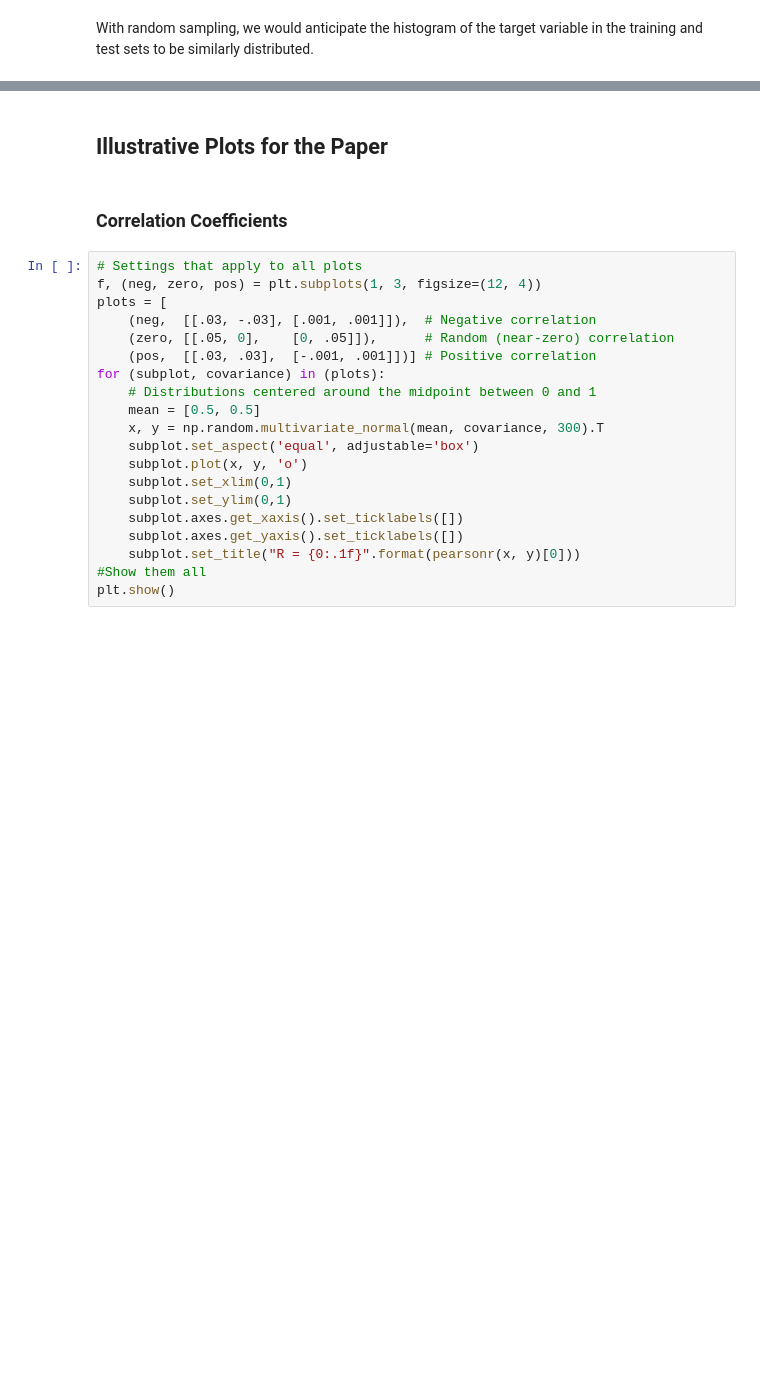
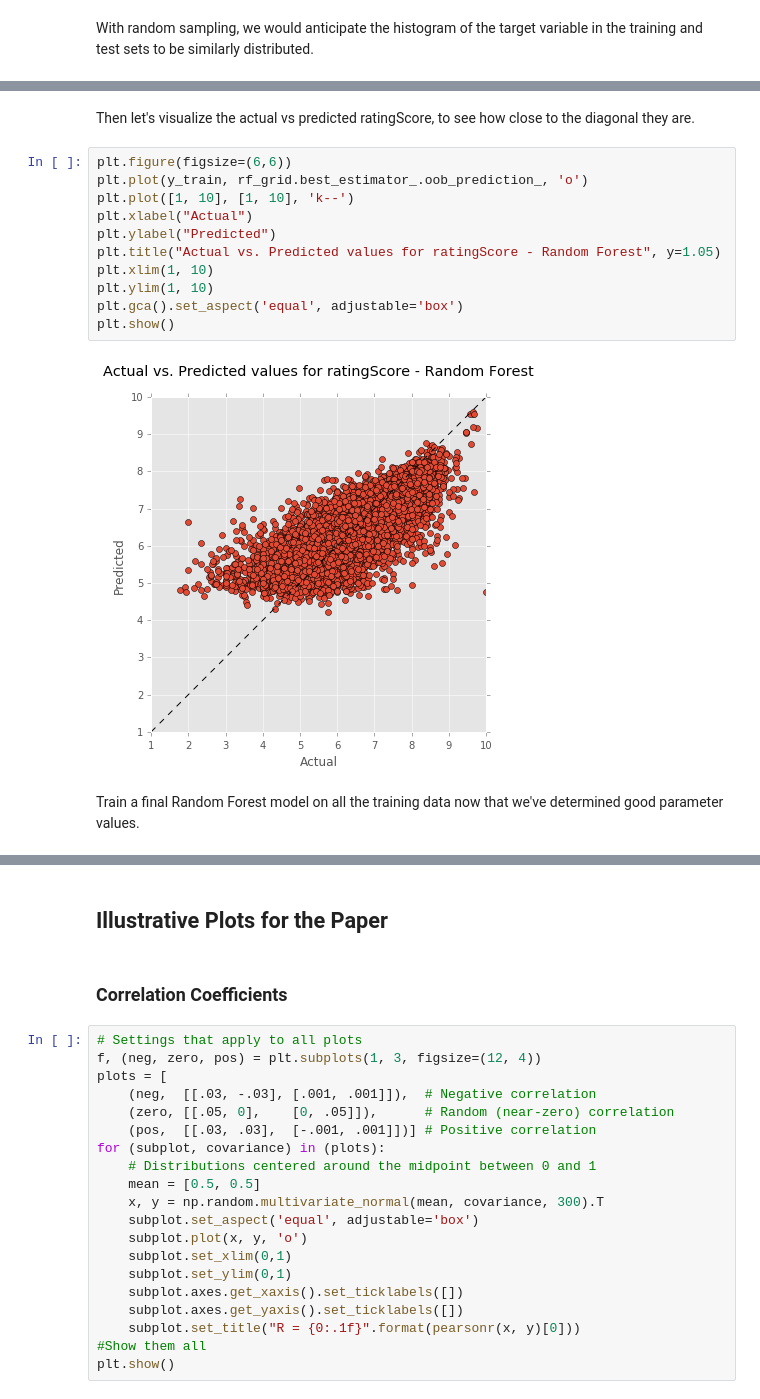
Before and after one commit to rcalme/udacity-capstone, a Jupyter notebook: Notebook/DataInvestigation.ipynb, the cells around one changed output, grey strips where cells are left out. Cells and saved outputs as stored; diff of their text form; blank space fills up the shorter version.

```diff
--- a/Notebook/DataInvestigation.ipynb
+++ b/Notebook/DataInvestigation.ipynb
@@ -267,0 +297,17 @@ plt.show()
+# %% [markdown]
+Then let's visualize the actual vs predicted ratingScore, to see how close to the diagonal they are.
+# %%
+plt.figure(figsize=(6,6))
+plt.plot(y_train, rf_grid.best_estimator_.oob_prediction_, 'o')
+plt.plot([1, 10], [1, 10], 'k--')
+plt.xlabel("Actual")
+plt.ylabel("Predicted")
+plt.title("Actual vs. Predicted values for ratingScore - Random Forest", y=1.05)
+plt.xlim(1, 10)
+plt.ylim(1, 10)
+plt.gca().set_aspect('equal', adjustable='box')
+plt.show()
+# %% [output]
+[figure, added]
+# %% [markdown]
+Train a final Random Forest model on all the training data now that we've determined good parameter values.
```
Also changed, not shown: parts of 46 cells of this notebook.
